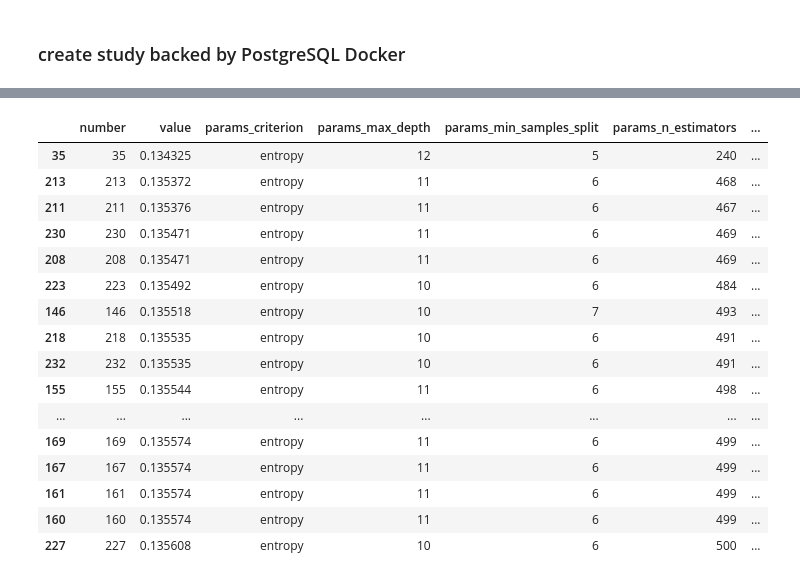
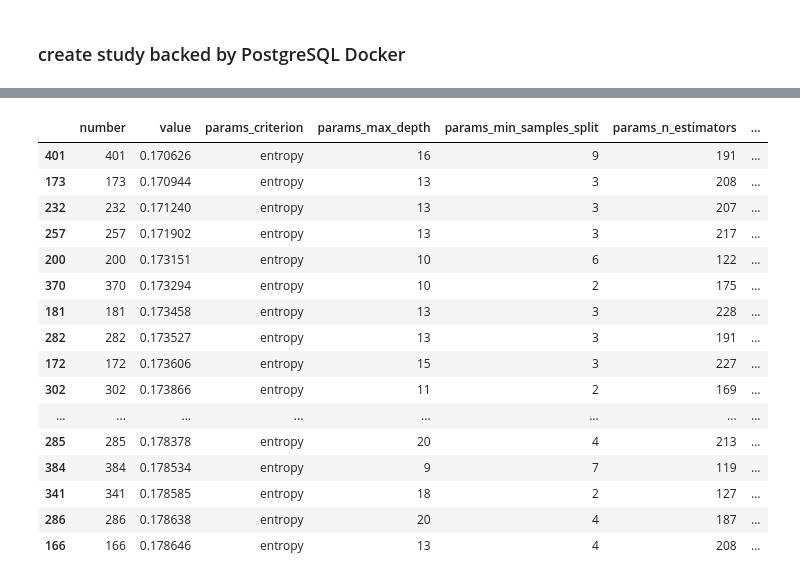
Before and after one commit to will-hill/AI_Based_Hyperparameter_Tuning, a Jupyter notebook: 2_Random_Forest_Example.ipynb, the cells around one changed output, grey strips where cells are left out. Saved outputs shown, nothing was run; the diff lists cells and outputs as text; code cells hidden in the pictures.

```diff
--- a/2_Random_Forest_Example.ipynb
+++ b/2_Random_Forest_Example.ipynb
@@ -117,4 +117,4 @@ def rf_ojbective(trial):
 ### create study backed by PostgreSQL Docker
 # %%
 pg_url = 'postgresql+pg8000://admin@localhost:5433/optuna'
-study = optuna.load_study(study_name='sklearn_rf_ieee_fraud', storage=pg_url)
+study = optuna.load_study(study_name='rf_ieee_fraud_small', storage=pg_url)
@@ -159,22 +175,22 @@ df
 # %%
 df['auc'] = 1 - df['value']
 # %%
-df.sort_values(by='auc', ascending=False).head(20)
+df.sort_values(by='auc', ascending=False).head(50)
 # %% [output]
 |  | number | value | params_criterion | params_max_depth | params_min_samples_split | params_n_estimators | ... |
-| 35 | 35 | 0.134325 | entropy | 12 | 5 | 240 | ... |
-| 213 | 213 | 0.135372 | entropy | 11 | 6 | 468 | ... |
-| 211 | 211 | 0.135376 | entropy | 11 | 6 | 467 | ... |
-| 230 | 230 | 0.135471 | entropy | 11 | 6 | 469 | ... |
-| 208 | 208 | 0.135471 | entropy | 11 | 6 | 469 | ... |
-| 223 | 223 | 0.135492 | entropy | 10 | 6 | 484 | ... |
-| 146 | 146 | 0.135518 | entropy | 10 | 7 | 493 | ... |
-| 218 | 218 | 0.135535 | entropy | 10 | 6 | 491 | ... |
-| 232 | 232 | 0.135535 | entropy | 10 | 6 | 491 | ... |
-| 155 | 155 | 0.135544 | entropy | 11 | 6 | 498 | ... |
+| 401 | 401 | 0.170626 | entropy | 16 | 9 | 191 | ... |
+| 173 | 173 | 0.170944 | entropy | 13 | 3 | 208 | ... |
+| 232 | 232 | 0.171240 | entropy | 13 | 3 | 207 | ... |
+| 257 | 257 | 0.171902 | entropy | 13 | 3 | 217 | ... |
+| 200 | 200 | 0.173151 | entropy | 10 | 6 | 122 | ... |
+| 370 | 370 | 0.173294 | entropy | 10 | 2 | 175 | ... |
+| 181 | 181 | 0.173458 | entropy | 13 | 3 | 228 | ... |
+| 282 | 282 | 0.173527 | entropy | 13 | 3 | 191 | ... |
+| 172 | 172 | 0.173606 | entropy | 15 | 3 | 227 | ... |
+| 302 | 302 | 0.173866 | entropy | 11 | 2 | 169 | ... |
 | ... | ... | ... | ... | ... | ... | ... | ... |
-| 169 | 169 | 0.135574 | entropy | 11 | 6 | 499 | ... |
-| 167 | 167 | 0.135574 | entropy | 11 | 6 | 499 | ... |
-| 161 | 161 | 0.135574 | entropy | 11 | 6 | 499 | ... |
-| 160 | 160 | 0.135574 | entropy | 11 | 6 | 499 | ... |
-| 227 | 227 | 0.135608 | entropy | 10 | 6 | 500 | ... |
+| 285 | 285 | 0.178378 | entropy | 20 | 4 | 213 | ... |
+| 384 | 384 | 0.178534 | entropy | 9 | 7 | 119 | ... |
+| 341 | 341 | 0.178585 | entropy | 18 | 2 | 127 | ... |
+| 286 | 286 | 0.178638 | entropy | 20 | 4 | 187 | ... |
+| 166 | 166 | 0.178646 | entropy | 13 | 4 | 208 | ... |
```
Also changed, not shown: parts of 15 cells of this notebook.
